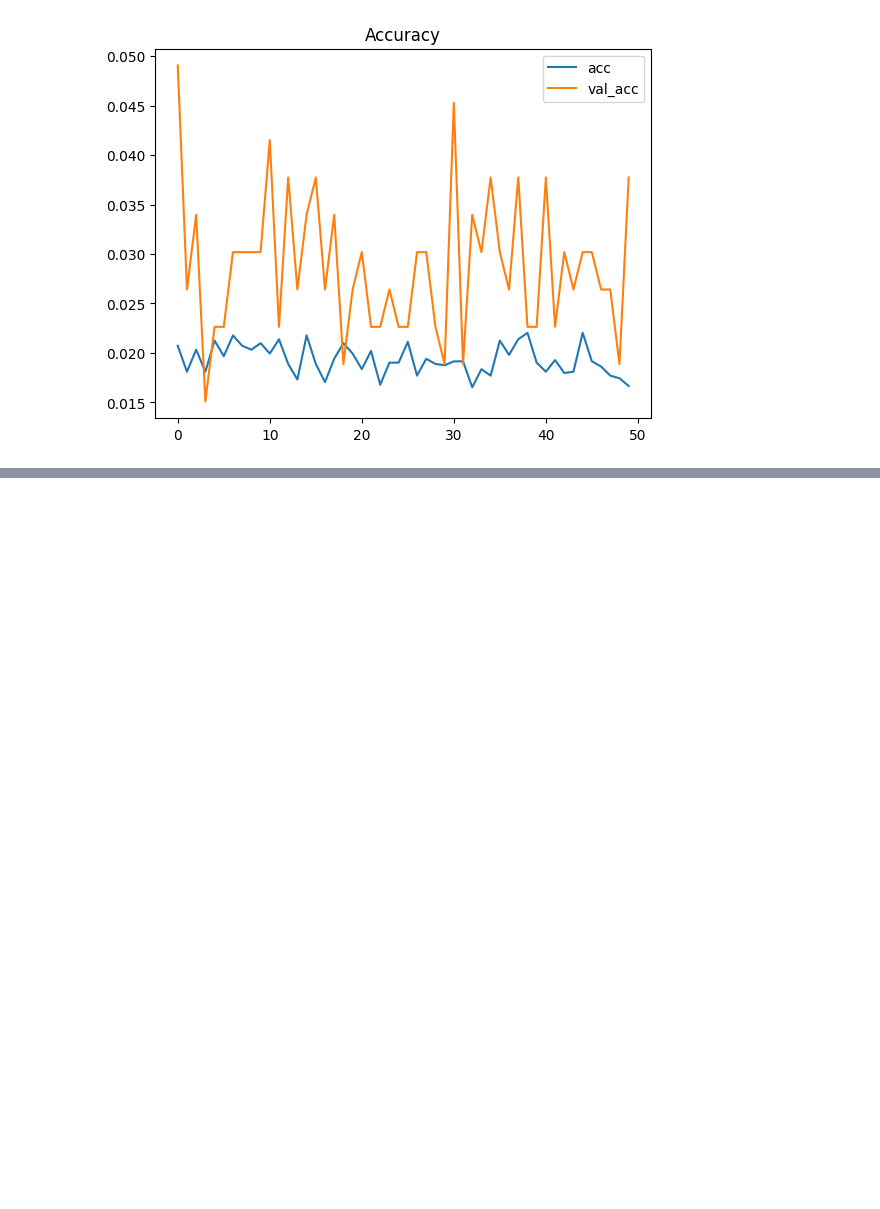
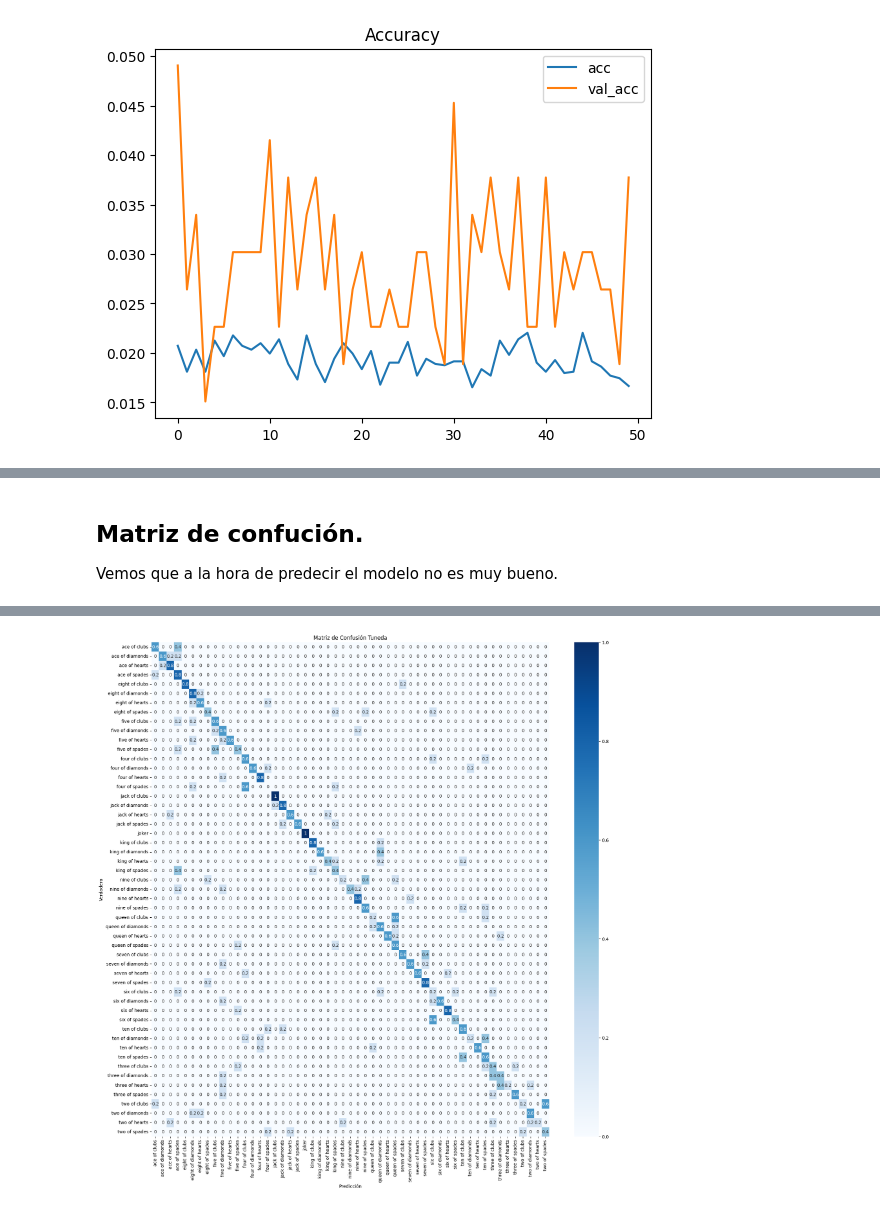
Before and after one commit to dapedeje/Proyecto-final-deep-learning-, a Jupyter notebook: Notebooks/CNNSimple.ipynb, the cells around one changed output, grey strips where cells are left out. Saved outputs shown, nothing was run; the diff lists cells and outputs as text; code cells hidden in the pictures; blank space fills up the shorter version.

```diff
--- a/Notebooks/CNNSimple.ipynb
+++ b/Notebooks/CNNSimple.ipynb
@@ -172,0 +206,25 @@ plt.show()
+# %% [markdown]
+## Matriz de confución.
+
+Vemos que a la hora de predecir el modelo no es muy bueno.
+# %%
+
+class_names = encoder.classes_
+
+
+cm = confusion_matrix(y_test_num, np.argmax(model.predict(X_test), axis=1), normalize="true")
+
+
+plt.figure(figsize=(20, 20))
+sns.heatmap(cm,
+            annot=True, cmap='Blues',
+            xticklabels=class_names,
+            yticklabels=class_names,
+            cbar=True)
+
+plt.xlabel('Predicción')
+plt.ylabel('Verdadero')
+plt.title('Matriz de Confusión Tuneda')
+plt.yticks(rotation=0)
+plt.show()
+# %% [output]
@@ -172,0 +232 @@ plt.show()
+[figure, added]
```
Also changed, not shown: parts of 6 cells of this notebook.
